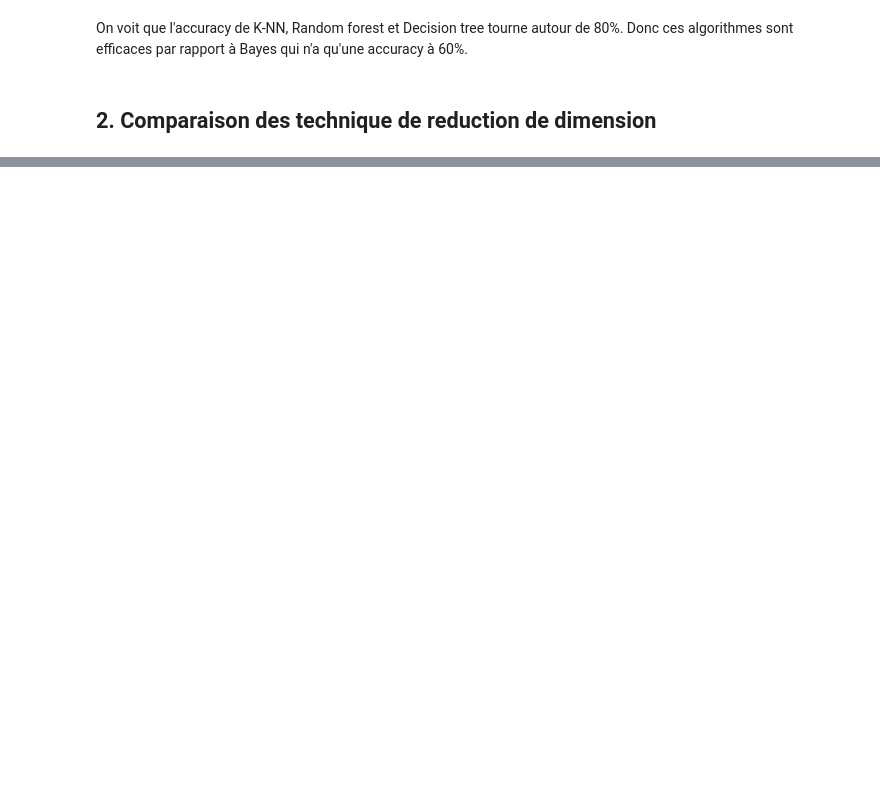
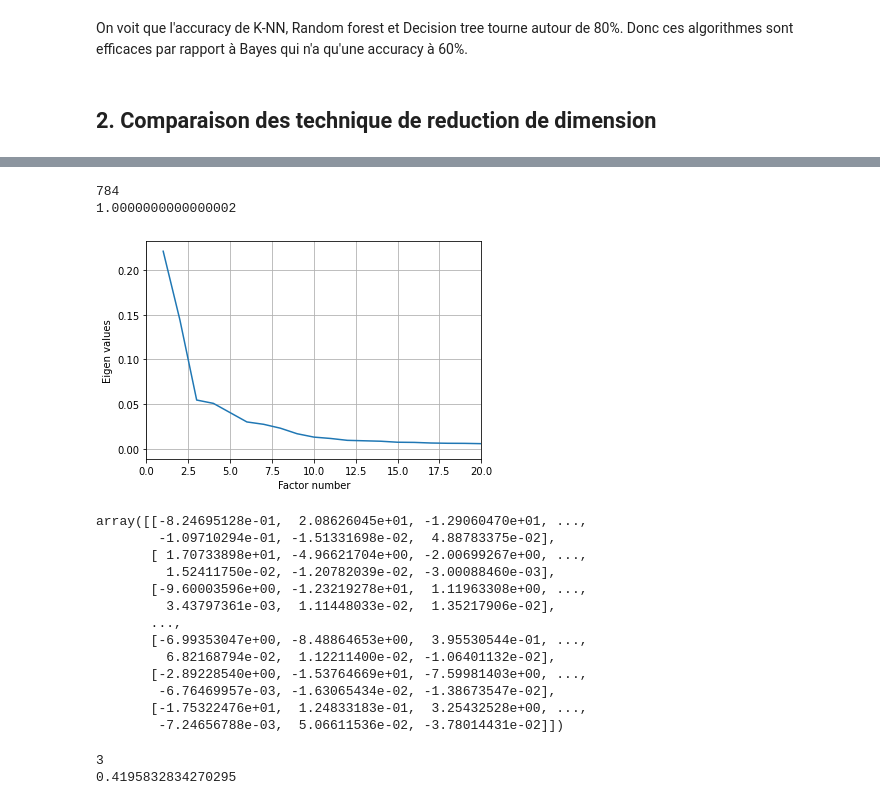
Before and after one commit to charles66820/CREMIfiles, a Jupyter notebook: acid/project/Gr5-Semeteys_Amandine-Desire_Quentin-Goedefroit_Charles.ipynb, the cells around one changed output, grey strips where cells are left out. Cells and saved outputs as stored; diff of their text form; code cells hidden in the pictures; blank space fills up the shorter version.

```diff
--- a/acid/project/Gr5-Semeteys_Amandine-Desire_Quentin-Goedefroit_Charles.ipynb
+++ b/acid/project/Gr5-Semeteys_Amandine-Desire_Quentin-Goedefroit_Charles.ipynb
@@ -297,0 +272,30 @@ On voit que l'accuracy de K-NN, Random forest et Decision tree tourne autour de
+# %%
+from sklearn.preprocessing import StandardScaler
+from sklearn.decomposition import PCA
+
+def doPCA(X, nbComponents=None, display=False):
+  # StandardScaler removes the mean and scales to the unit variance
+  scaler = StandardScaler()
+  z = scaler.fit_transform(X)
+
+  # Do the PCA reduction
+  acp = PCA(nbComponents)
+  X_acp = acp.fit_transform(z)
+
+  print(acp.n_components_)
+  print(acp.explained_variance_ratio_.sum())
+
+  if display:
+    plt.grid()
+    plt.plot(np.arange(1, acp.n_components_+1),acp.explained_variance_ratio_)
+    plt.ylabel("Eigen values")
+    plt.xlabel("Factor number")
+    plt.xlim([0, 20])
+    plt.show()
+
+  return X_acp
+# %%
+# Merge data
+X = np.concatenate([X_train, X_test])
+print(X.shape)
+X
@@ -297,0 +311,27 @@ On voit que l'accuracy de K-NN, Random forest et Decision tree tourne autour de
+# %%
+# elbow criterion
+X_acp = doPCA(X, None, True)
+# %% [output]
+784
+1.0000000000000002
+[figure, added]
+array([[-8.24695128e-01,  2.08626045e+01, -1.29060470e+01, ...,
+        -1.09710294e-01, -1.51331698e-02,  4.88783375e-02],
+       [ 1.70733898e+01, -4.96621704e+00, -2.00699267e+00, ...,
+         1.52411750e-02, -1.20782039e-02, -3.00088460e-03],
+       [-9.60003596e+00, -1.23219278e+01,  1.11963308e+00, ...,
+         3.43797361e-03,  1.11448033e-02,  1.35217906e-02],
+       ...,
+       [-6.99353047e+00, -8.48864653e+00,  3.95530544e-01, ...,
+         6.82168794e-02,  1.12211400e-02, -1.06401132e-02],
+       [-2.89228540e+00, -1.53764669e+01, -7.59981403e+00, ...,
+        -6.76469957e-03, -1.63065434e-02, -1.38673547e-02],
+       [-1.75322476e+01,  1.24833183e-01,  3.25432528e+00, ...,
+        -7.24656788e-03,  5.06611536e-02, -3.78014431e-02]])
+# %%
+X_acp = doPCA(X, 3)
+X_train_acp = X_acp[:nbTrain]
+X_test_acp = X_acp[nbTrain:]
+# %% [output]
+3
+0.4195832834270295
```
Also changed, not shown: parts of 24 cells of this notebook.
